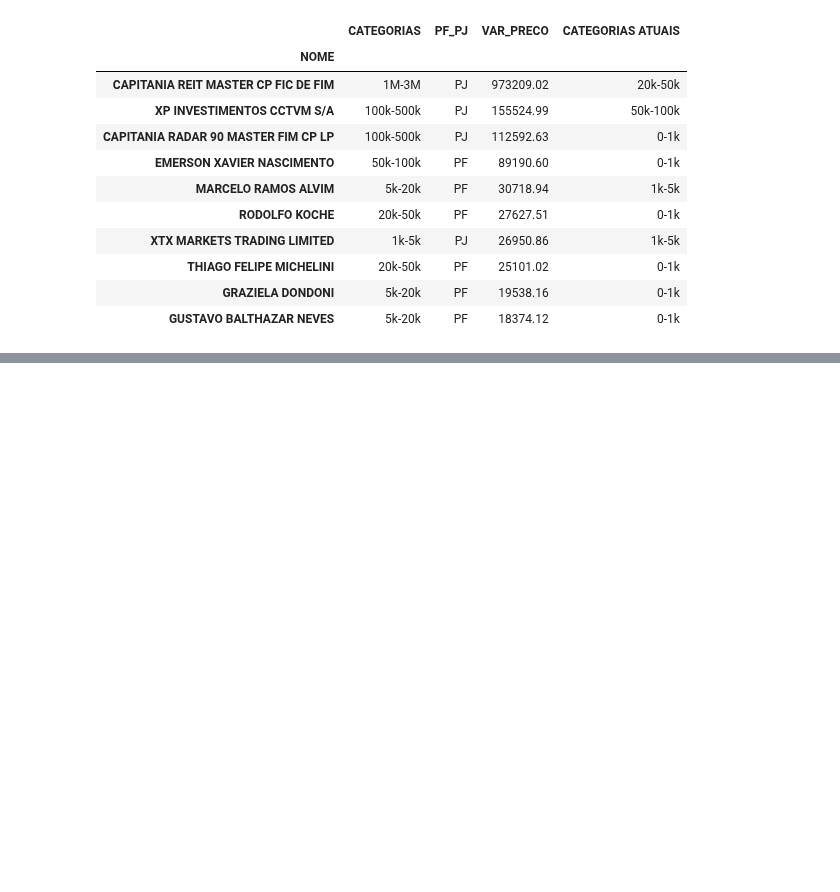
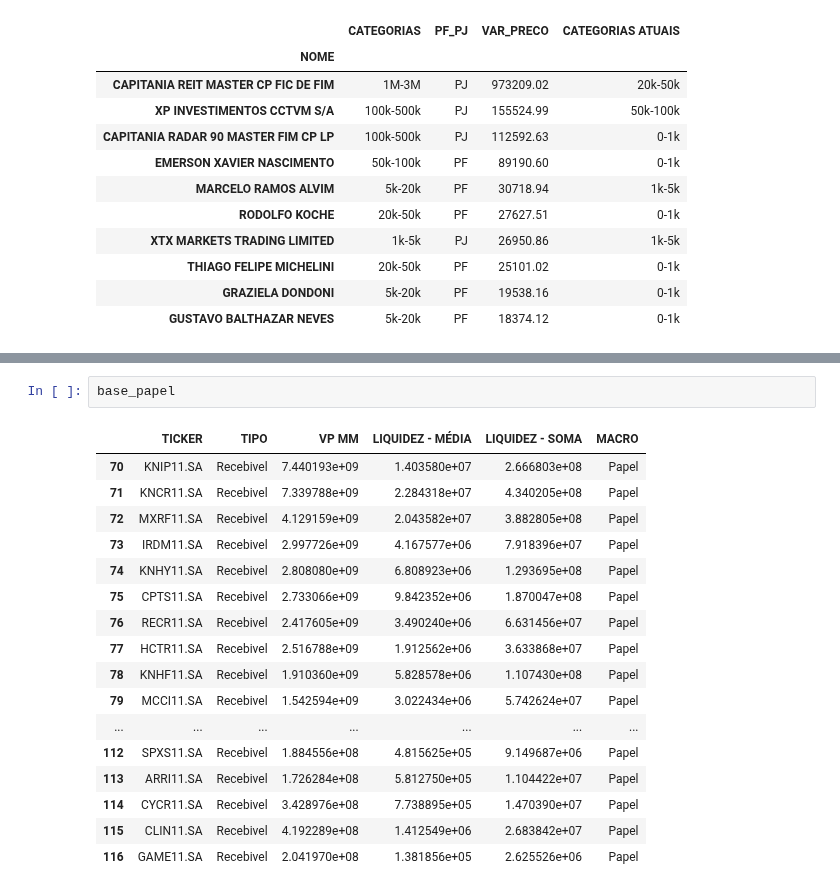
Before and after one commit to LucasFranco-guardian/Relat-rios-Passivo, a Jupyter notebook: MonthxWeek_GAME.ipynb, the cells around one changed output, grey strips where cells are left out. Cells and saved outputs as stored; diff of their text form; blank space fills up the shorter version.

```diff
--- a/MonthxWeek_GAME.ipynb
+++ b/MonthxWeek_GAME.ipynb
@@ -425,0 +444,20 @@ base_ativos
+# %%
+base_papel
+# %% [output]
+|  | TICKER | TIPO | VP MM | LIQUIDEZ - MÉDIA | LIQUIDEZ - SOMA | MACRO |
+| 70 | KNIP11.SA | Recebivel | 7.440193e+09 | 1.403580e+07 | 2.666803e+08 | Papel |
+| 71 | KNCR11.SA | Recebivel | 7.339788e+09 | 2.284318e+07 | 4.340205e+08 | Papel |
+| 72 | MXRF11.SA | Recebivel | 4.129159e+09 | 2.043582e+07 | 3.882805e+08 | Papel |
+| 73 | IRDM11.SA | Recebivel | 2.997726e+09 | 4.167577e+06 | 7.918396e+07 | Papel |
+| 74 | KNHY11.SA | Recebivel | 2.808080e+09 | 6.808923e+06 | 1.293695e+08 | Papel |
+| 75 | CPTS11.SA | Recebivel | 2.733066e+09 | 9.842352e+06 | 1.870047e+08 | Papel |
+| 76 | RECR11.SA | Recebivel | 2.417605e+09 | 3.490240e+06 | 6.631456e+07 | Papel |
+| 77 | HCTR11.SA | Recebivel | 2.516788e+09 | 1.912562e+06 | 3.633868e+07 | Papel |
+| 78 | KNHF11.SA | Recebivel | 1.910360e+09 | 5.828578e+06 | 1.107430e+08 | Papel |
+| 79 | MCCI11.SA | Recebivel | 1.542594e+09 | 3.022434e+06 | 5.742624e+07 | Papel |
+| ... | ... | ... | ... | ... | ... | ... |
+| 112 | SPXS11.SA | Recebivel | 1.884556e+08 | 4.815625e+05 | 9.149687e+06 | Papel |
+| 113 | ARRI11.SA | Recebivel | 1.726284e+08 | 5.812750e+05 | 1.104422e+07 | Papel |
+| 114 | CYCR11.SA | Recebivel | 3.428976e+08 | 7.738895e+05 | 1.470390e+07 | Papel |
+| 115 | CLIN11.SA | Recebivel | 4.192289e+08 | 1.412549e+06 | 2.683842e+07 | Papel |
+| 116 | GAME11.SA | Recebivel | 2.041970e+08 | 1.381856e+05 | 2.625526e+06 | Papel |
```
Also changed, not shown: parts of 7 cells of this notebook, 9 other files.
